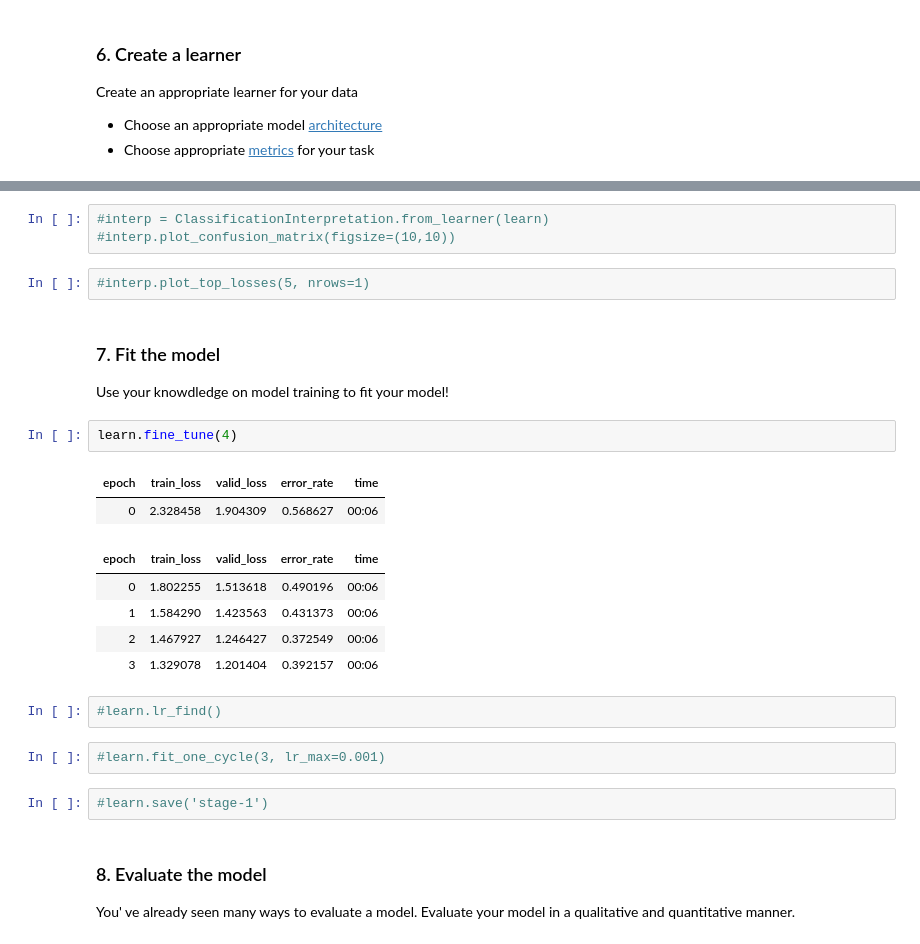
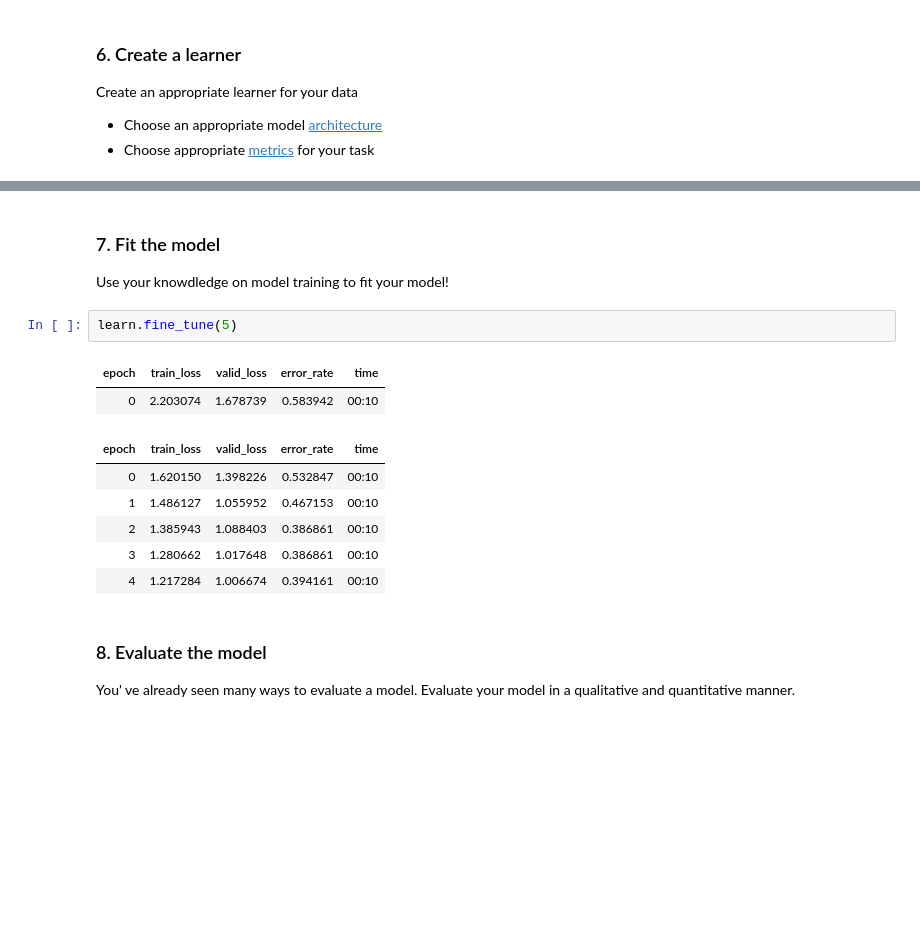
Before and after one commit to pds2021/a5-franzislytics, a Jupyter notebook: Kopie_von_Schrauben__Assignment_5.ipynb, the cells around one changed output, grey strips where cells are left out. Saved outputs shown, nothing was run; the diff lists cells and outputs as text; blank space fills up the shorter version.

```diff
--- a/Kopie_von_Schrauben__Assignment_5.ipynb
+++ b/Kopie_von_Schrauben__Assignment_5.ipynb
@@ -197,28 +196,18 @@ Downloading: "https://download.pytorch.org/models/resnet18-5c106cde.pth" to /roo
-# %%
-#interp = ClassificationInterpretation.from_learner(learn)
-#interp.plot_confusion_matrix(figsize=(10,10))
-# %%
-#interp.plot_top_losses(5, nrows=1)
 # %% [markdown]
 ### 7. Fit the model
 
 Use your knowdledge on model training to fit your model!
 # %%
-learn.fine_tune(4)
+learn.fine_tune(5)
 # %% [output]
 | epoch | train_loss | valid_loss | error_rate | time |
-| 0 | 2.328458 | 1.904309 | 0.568627 | 00:06 |
+| 0 | 2.203074 | 1.678739 | 0.583942 | 00:10 |
 | epoch | train_loss | valid_loss | error_rate | time |
-| 0 | 1.802255 | 1.513618 | 0.490196 | 00:06 |
-| 1 | 1.584290 | 1.423563 | 0.431373 | 00:06 |
-| 2 | 1.467927 | 1.246427 | 0.372549 | 00:06 |
-| 3 | 1.329078 | 1.201404 | 0.392157 | 00:06 |
+| 0 | 1.620150 | 1.398226 | 0.532847 | 00:10 |
+| 1 | 1.486127 | 1.055952 | 0.467153 | 00:10 |
+| 2 | 1.385943 | 1.088403 | 0.386861 | 00:10 |
+| 3 | 1.280662 | 1.017648 | 0.386861 | 00:10 |
+| 4 | 1.217284 | 1.006674 | 0.394161 | 00:10 |
-# %%
-#learn.lr_find()
-# %%
-#learn.fit_one_cycle(3, lr_max=0.001)
-# %%
-#learn.save('stage-1')
 # %% [markdown]
 ### 8. Evaluate the model
 
```
Also changed, not shown: parts of 16 cells of this notebook.
